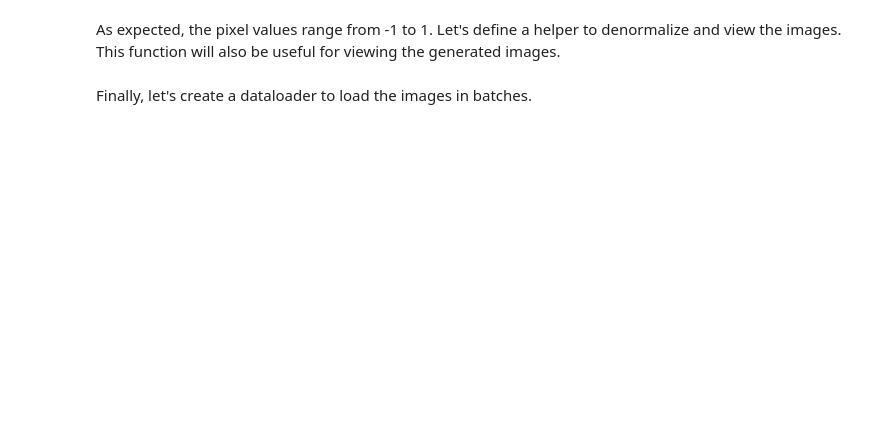
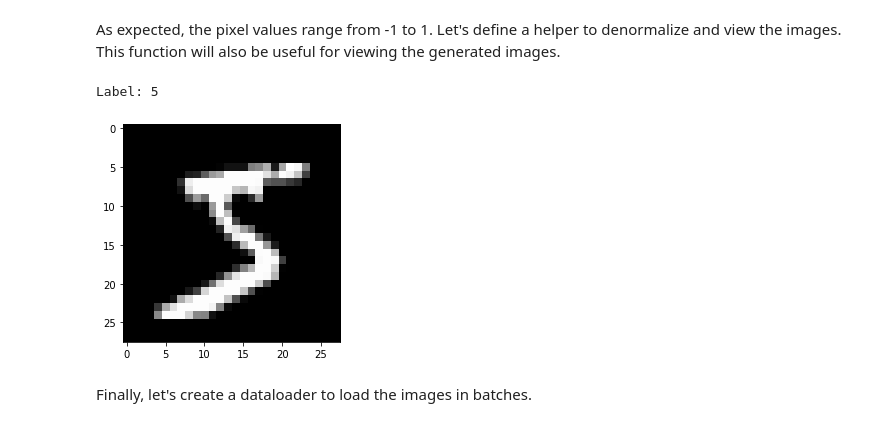
Before and after one commit to romainducrocq/moocs, a Jupyter notebook: freecodecamp/Pytorch_For_Deep_Learning/07-mnist-gan/07-mnist-gan.ipynb, the cells around one changed output. Cells and saved outputs as stored; diff of their text form; code cells hidden in the pictures; blank space fills up the shorter version.

```diff
--- a/freecodecamp/Pytorch_For_Deep_Learning/07-mnist-gan/07-mnist-gan.ipynb
+++ b/freecodecamp/Pytorch_For_Deep_Learning/07-mnist-gan/07-mnist-gan.ipynb
@@ -42,5 +41,17 @@ Most of the code for this tutorial has been borrowed for this excellent reposito
 ## Load the Data
 
 We begin by downloading and importing the data as a PyTorch dataset using the `MNIST` helper class from `torchvision.datasets`.
+# %%
+import torch
+import torchvision
+from torchvision.transforms import ToTensor, Normalize, Compose
+from torchvision.datasets import MNIST
+
+mnist = MNIST(root='data/', train=True, download=True, transform=Compose([ToTensor(), Normalize(mean=(0.5,), std=(0.5,))]))
 # %% [markdown]
 Note that we are are transforming the pixel values from the range `[0, 1]` to the range `[-1, 1]`. The reason for doing this will become clear when define the generator network. Let's look at a sample tensor from the data.
+# %%
+img, label = mnist[0]
+print('Label:', label)
+print(img[:,10:15,10:15])
+torch.min(img), torch.max(img)
@@ -47,4 +66,18 @@ Note that we are are transforming the pixel values from the range `[0, 1]` to th
 # %% [markdown]
 As expected, the pixel values range from -1 to 1. Let's define a helper to denormalize and view the images. This function will also be useful for viewing the generated images.
+# %%
+def denorm(x):
+  out = (x + 1) / 2
+  return out.clamp(0, 1)
+# %%
+import matplotlib.pyplot as plt
+%matplotlib inline
+
+img_norm = denorm(img)
+plt.imshow(img_norm[0], cmap='gray')
+print('Label:', label)
+# %% [output]
+Label: 5
+[figure, added]
 # %% [markdown]
 Finally, let's create a dataloader to load the images in batches.
```
Also changed, not shown: parts of 34 cells of this notebook, 8 other files.
